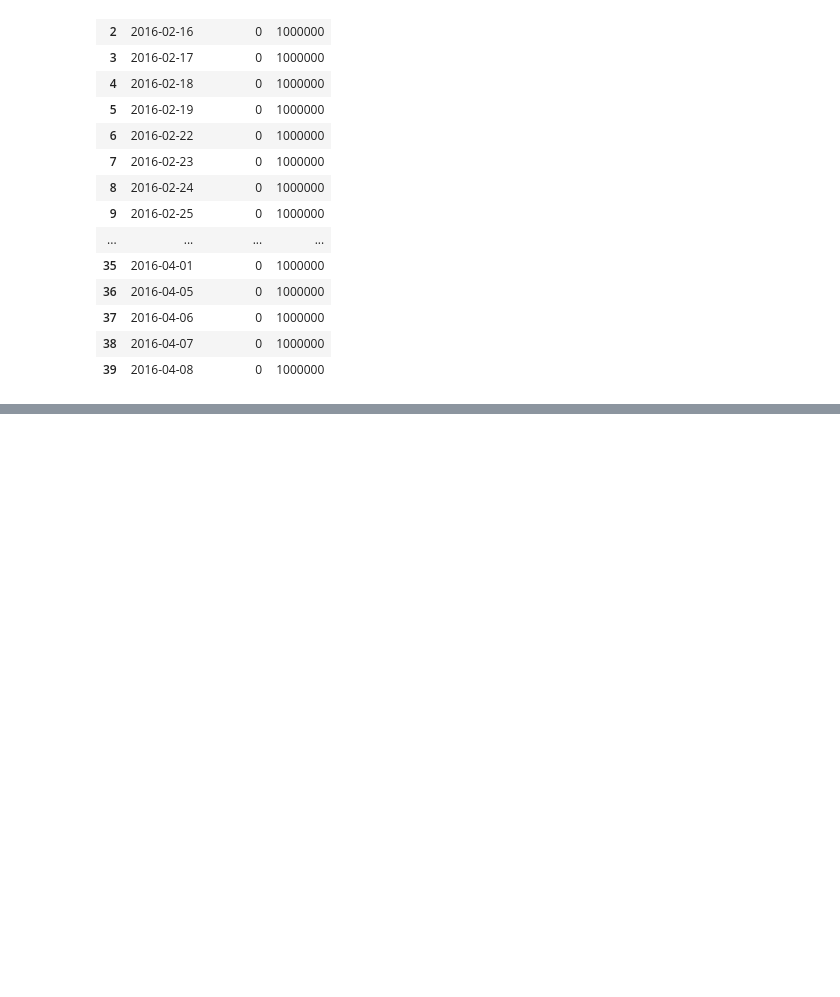
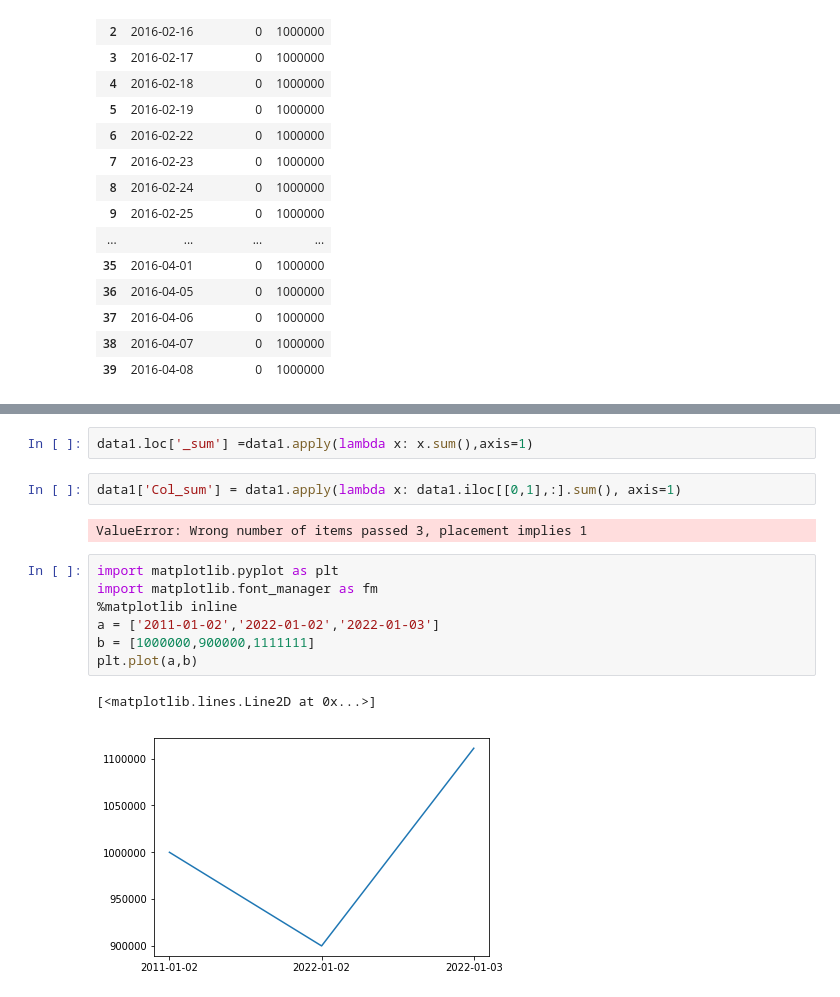
Before and after one commit to lxj0276/huanshuo, a Jupyter notebook: 量化投资/rolling/zuixindaima.ipynb, the cells around one changed output, grey strips where cells are left out. Saved outputs shown, nothing was run; the diff lists cells and outputs as text; blank space fills up the shorter version.

```diff
--- a/量化投资/rolling/zuixindaima.ipynb
+++ b/量化投资/rolling/zuixindaima.ipynb
@@ -426,0 +437,16 @@ from pandas.core.frame import DataFrame
+# %%
+data1.loc['_sum'] =data1.apply(lambda x: x.sum(),axis=1)
+# %%
+data1['Col_sum'] = data1.apply(lambda x: data1.iloc[[0,1],:].sum(), axis=1)
+# %% [output]
+ValueError: Wrong number of items passed 3, placement implies 1
+# %%
+import matplotlib.pyplot as plt
+import matplotlib.font_manager as fm
+%matplotlib inline
+a = ['2011-01-02','2022-01-02','2022-01-03']
+b = [1000000,900000,1111111]
+plt.plot(a,b)
+# %% [output]
+[<matplotlib.lines.Line2D at 0x...>]
+[figure, added]
```
Also changed, not shown: parts of 5 cells of this notebook.
